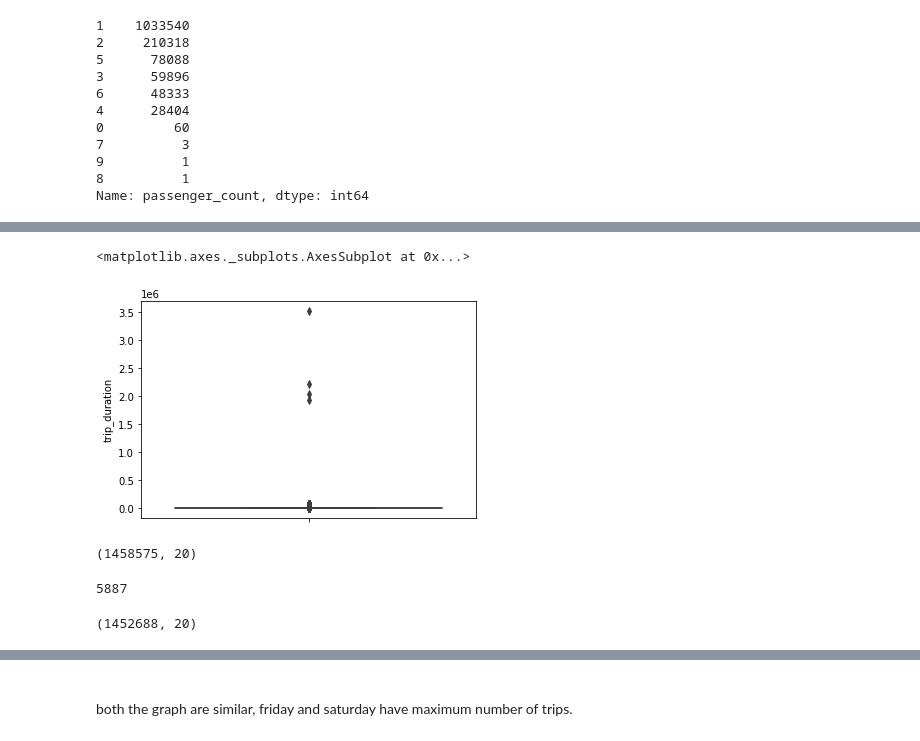
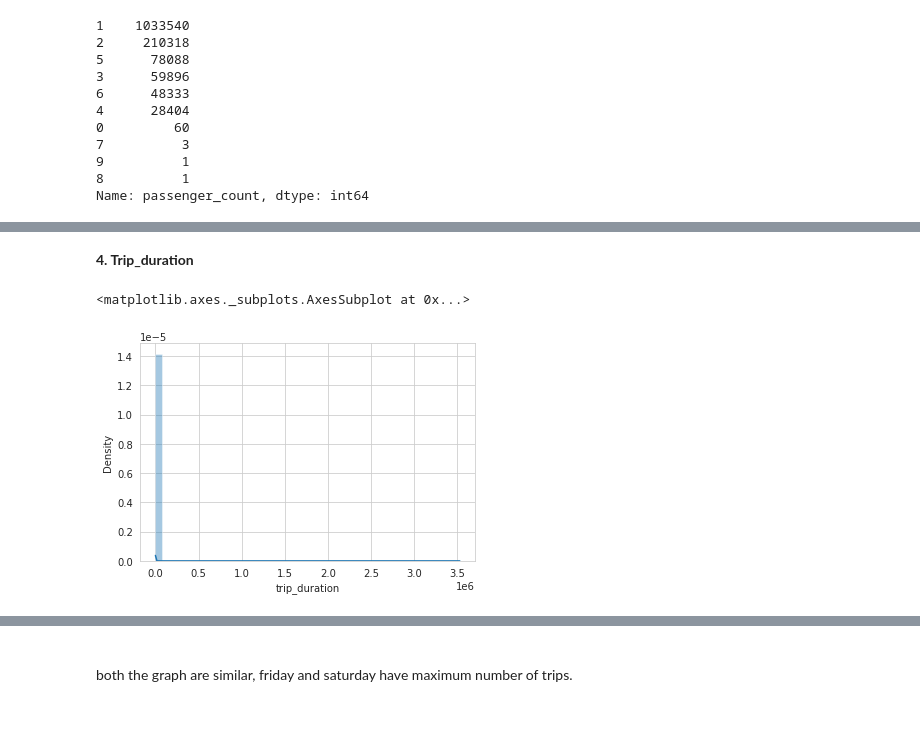
Before and after one commit to ad709kr/NYC-Taxi-Trip-Time-Predction, a Jupyter notebook: NYC_trip_time_prediction_individual.ipynb, the cells around one changed output, grey strips where cells are left out. Drawn from its saved outputs; the diff is of its cells as text; code cells hidden in the pictures.

```diff
--- a/NYC_trip_time_prediction_individual.ipynb
+++ b/NYC_trip_time_prediction_individual.ipynb
@@ -288,5 +338,7 @@ df['vendor_id'].value_counts()
 Name: vendor_id, dtype: int64
 # %%
 # vendor_id
+sns.set_style('whitegrid')
 sns.countplot(df['vendor_id'])
+plt.title("Vendor_id")
 # %% [output]
@@ -319,6 +375,0 @@ df.shape
-# %%
-lst_of_pc = []
-for i in range(df.shape[0]):
-  if (df['passenger_count'].iloc[i] == 0) or (df['passenger_count'].iloc[i] > 6):
-    lst_of_pc.append(i)
-df.drop(axis = 0, index = lst_of_pc, inplace = True)
@@ -369,7 +396,0 @@ print(count2)
-# %%
-### After removing these outlier lets see the nature of the plot
-lst_ = []
-for i in range(df.shape[0]):
-  if df['trip_duration'].iloc[i] > 10**6:
-    lst_.append(i)
-df.drop(axis = 0, index = lst_, inplace = True)
@@ -379,17 +397,7 @@ df.drop(axis = 0, index = lst_, inplace = True)
+# %% [markdown]
+**4. Trip_duration**
 # %%
-sns.boxplot(data = df, y = 'trip_duration')
+sns.distplot(df['trip_duration'], kde = True)
 # %% [output]
 <matplotlib.axes._subplots.AxesSubplot at 0x...>
-[figure, old version]
+[figure, new version]
-# %%
-df.shape
-# %% [output]
-(1458575, 20)
-# %%
-count_dis = 0
-for val in df['trip_distance']:
-  if val == 0:
-    count_dis += 1
-print(count_dis)
-# %% [output]
-5887
@@ -402,4 +403,0 @@ df.drop(axis = 0, index = lst_1, inplace = True)
-# %%
-df.shape
-# %% [output]
-(1452688, 20)
```
Also changed, not shown: parts of 85 cells of this notebook.
